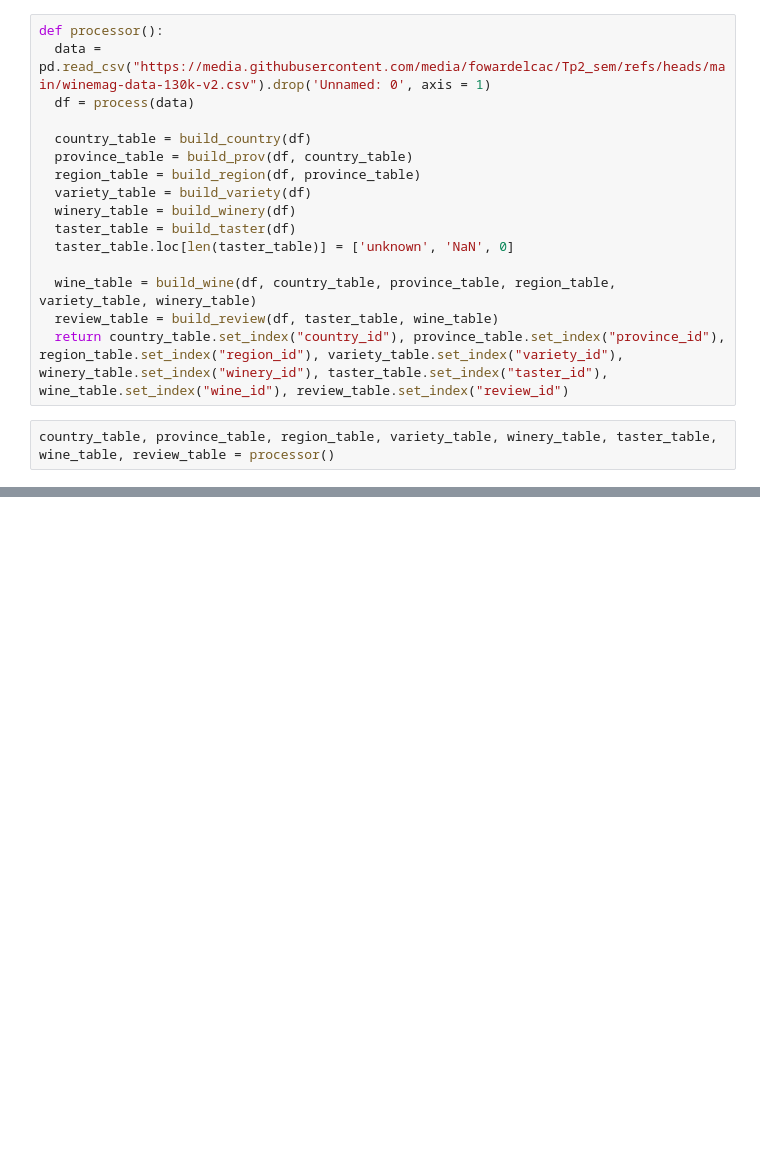
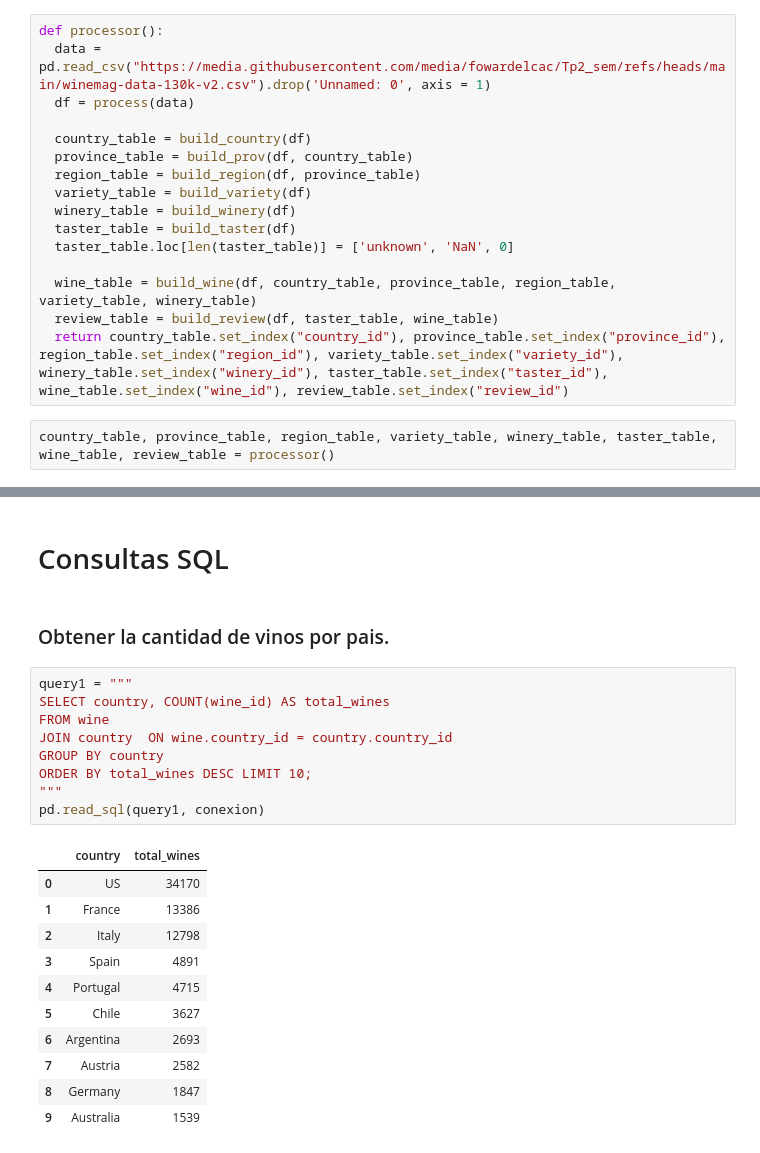
Before and after one commit to fowardelcac/Tp2_sem, a Jupyter notebook: proccess_df_to_ddb.ipynb, the cells around one changed output, grey strips where cells are left out. Saved outputs shown, nothing was run; the diff lists cells and outputs as text; blank space fills up the shorter version.

```diff
--- a/proccess_df_to_ddb.ipynb
+++ b/proccess_df_to_ddb.ipynb
@@ -132,0 +200,25 @@ review_id
+# %% [markdown]
+# Consultas SQL
+# %% [markdown]
+### Obtener la cantidad de vinos por pais.
+# %%
+query1 = """
+SELECT country, COUNT(wine_id) AS total_wines
+FROM wine
+JOIN country  ON wine.country_id = country.country_id
+GROUP BY country
+ORDER BY total_wines DESC LIMIT 10;
+"""
+pd.read_sql(query1, conexion)
+# %% [output]
+|  | country | total_wines |
+| 0 | US | 34170 |
+| 1 | France | 13386 |
+| 2 | Italy | 12798 |
+| 3 | Spain | 4891 |
+| 4 | Portugal | 4715 |
+| 5 | Chile | 3627 |
+| 6 | Argentina | 2693 |
+| 7 | Austria | 2582 |
+| 8 | Germany | 1847 |
+| 9 | Australia | 1539 |
```
Also changed, not shown: parts of 14 cells of this notebook.
